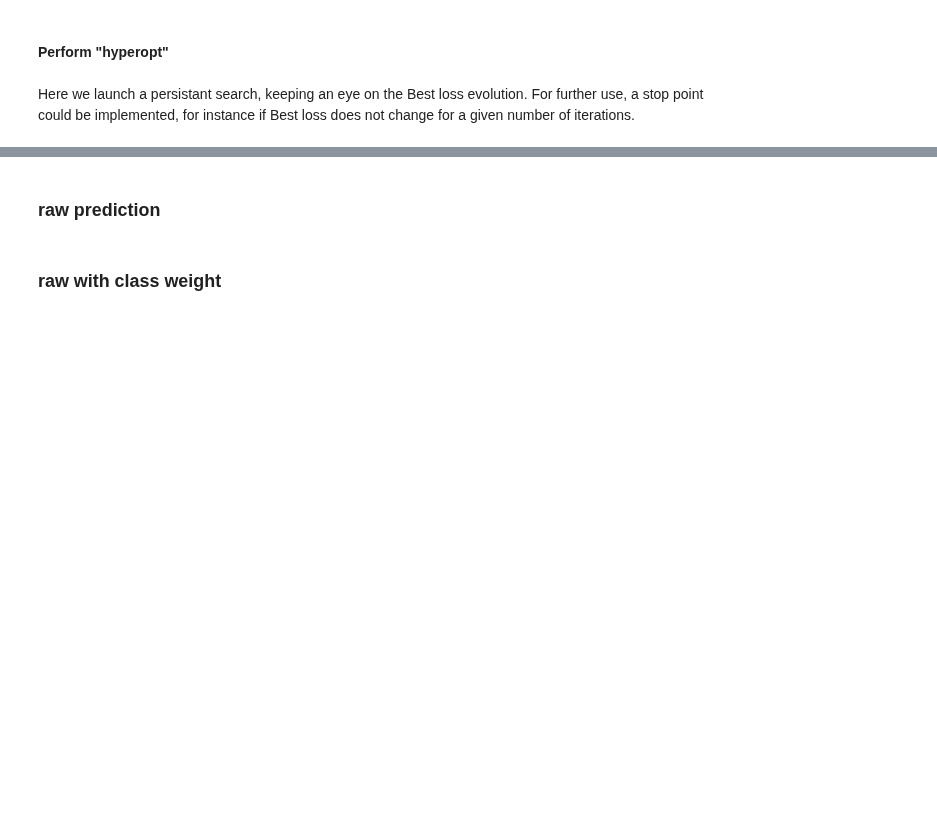
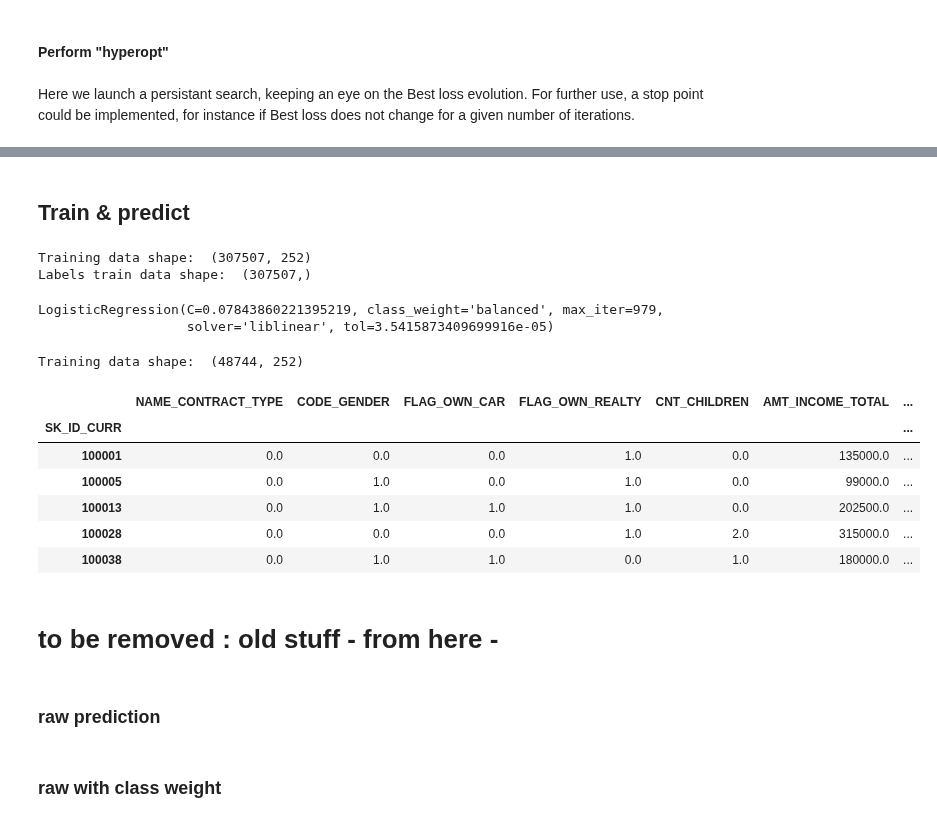
Before and after one commit to EtienneLardeur/P7_Scoring, a Jupyter notebook: P7_Model.ipynb, the cells around one changed output, grey strips where cells are left out. Drawn from its saved outputs; the diff is of its cells as text; code cells hidden in the pictures; blank space fills up the shorter version.

```diff
--- a/P7_Model.ipynb
+++ b/P7_Model.ipynb
@@ -792,0 +783,61 @@ Fbeta score (7):  0.6153
+# %% [markdown]
+## Train & predict
+# %%
+def my_prep(data=train,
+            impute_strategy='median',
+            scale_strategy=False):
+    '''function that split data into train and test according to split_size (test)
+    and impute missing values according to the impute strategy
+    and MinMaxScale features'''
+    # drop the target from the training data
+    if 'TARGET' in data:
+        X_ = data.drop(columns=['TARGET'])
+        y_ = data['TARGET']
+    else:
+        X_ = data.copy()
+        y_ = []
+    # to keep df format : store columns & index
+    columns = X_.columns
+    index = X_.index
+    # imputation of missing values
+    imputer = SimpleImputer(
+        missing_values=np.nan,
+        strategy=impute_strategy)
+    imputer.fit(X_)
+    X_ = pd.DataFrame(
+        imputer.fit_transform(X_),
+        columns=columns,
+        index=index)
+    # Scale if True, each feature to 0-1
+    if scale_strategy is True:
+        scaler = MinMaxScaler(feature_range=(0, 1))
+        scaler.fit(X_)
+        X_ = pd.DataFrame(
+            scaler.fit_transform(X_),
+            columns=columns,
+            index=index)
+    return X_, y_, columns
+# %%
+X_train, y_train, features = my_prep()
+# %% [output]
+Training data shape:  (307507, 252)
+Labels train data shape:  (307507,)
+# %%
+best_model.fit(X_train, y_train)
+# %% [output]
+LogisticRegression(C=0.07843860221395219, class_weight='balanced', max_iter=979,
+                   solver='liblinear', tol=3.5415873409699916e-05)
+# %%
+X_test, _, features = my_prep(data=test)
+# %% [output]
+Training data shape:  (48744, 252)
+# %%
+X_test.head()
+# %% [output]
+|  | NAME_CONTRACT_TYPE | CODE_GENDER | FLAG_OWN_CAR | FLAG_OWN_REALTY | CNT_CHILDREN | AMT_INCOME_TOTAL | ... |
+| SK_ID_CURR |  |  |  |  |  |  | ... |
+| 100001 | 0.0 | 0.0 | 0.0 | 1.0 | 0.0 | 135000.0 | ... |
+| 100005 | 0.0 | 1.0 | 0.0 | 1.0 | 0.0 | 99000.0 | ... |
+| 100013 | 0.0 | 1.0 | 1.0 | 1.0 | 0.0 | 202500.0 | ... |
+| 100028 | 0.0 | 0.0 | 0.0 | 1.0 | 2.0 | 315000.0 | ... |
+| 100038 | 0.0 | 1.0 | 1.0 | 0.0 | 1.0 | 180000.0 | ... |
@@ -792,0 +855,2 @@ Fbeta score (7):  0.6153
+# %% [markdown]
+# to be removed : old stuff - from here -
```
Also changed, not shown: parts of 30 cells of this notebook, 1 other file.
